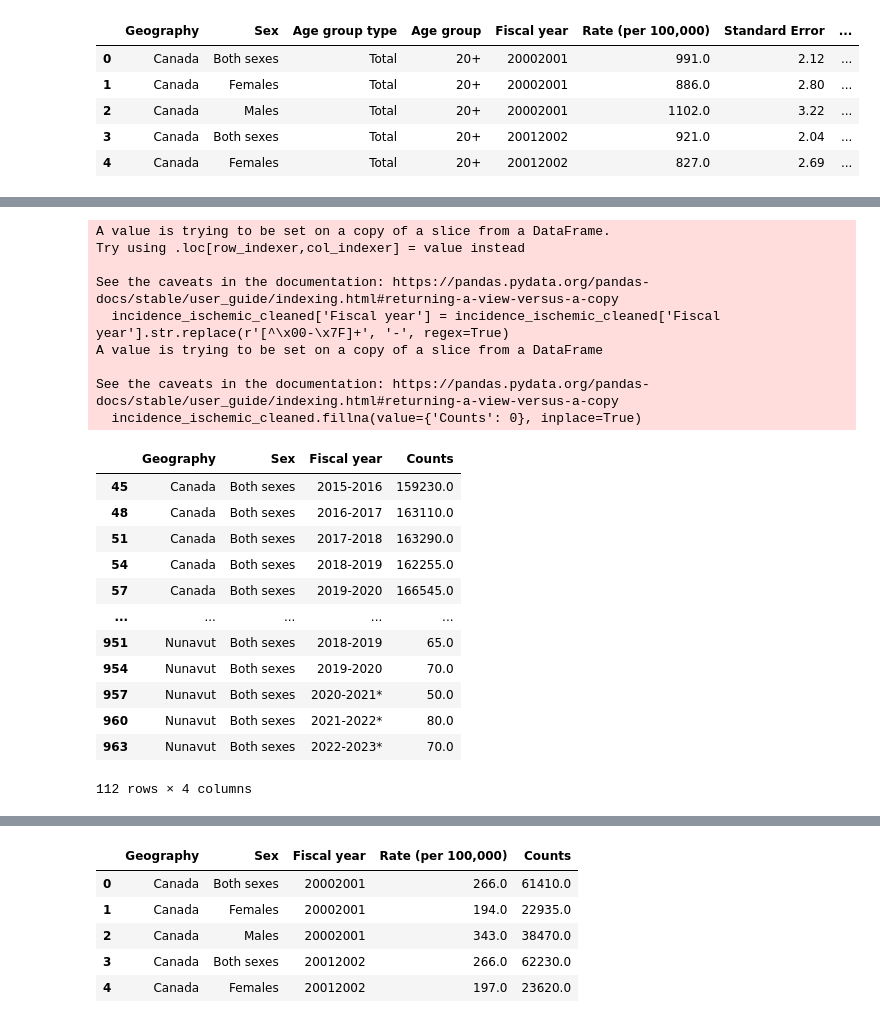
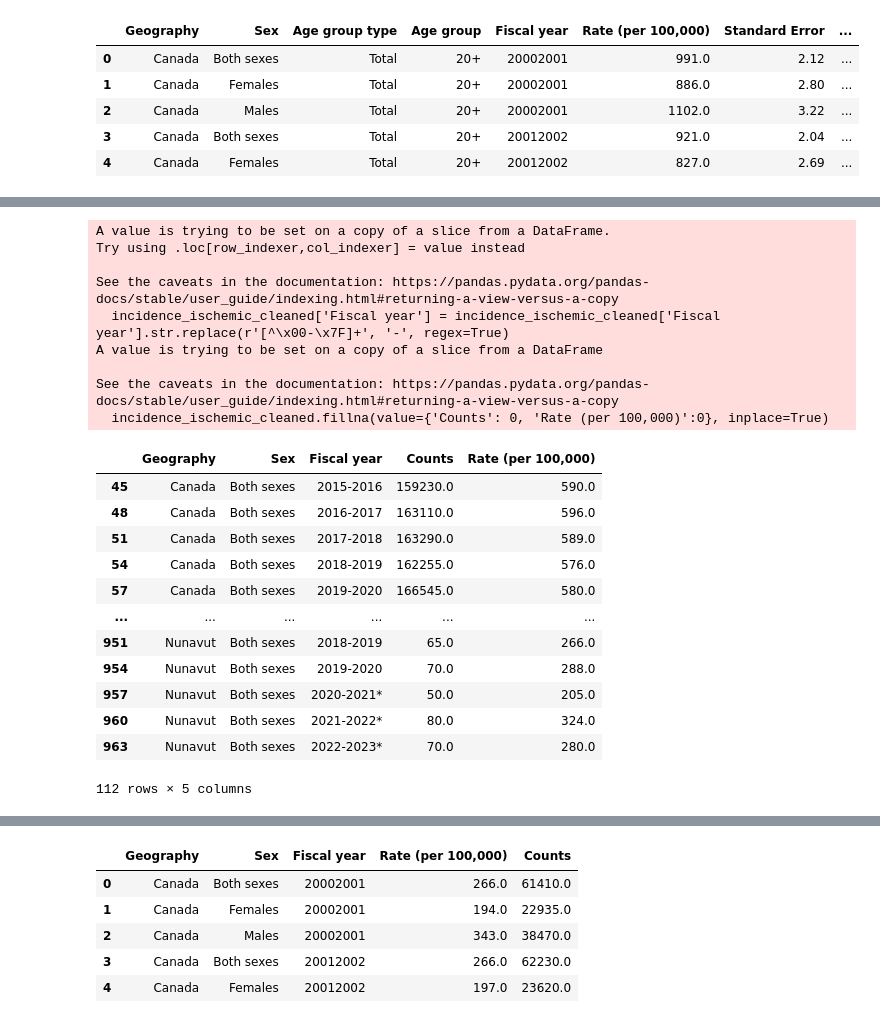
Before and after one commit to MuskanNarwal/Group-Project-3, a Jupyter notebook: Data Cleaning/cleaning.ipynb, the cells around one changed output, grey strips where cells are left out. Saved outputs shown, nothing was run; the diff lists cells and outputs as text; code cells hidden in the pictures.

```diff
--- a/Data Cleaning/cleaning.ipynb
+++ b/Data Cleaning/cleaning.ipynb
@@ -146,6 +146,6 @@ incidence_ischemic.head()
 # %%
 #Drop all unnecessary columns
-columns_kept = ["Geography", "Sex", "Fiscal year", "Counts"]
+columns_kept = ["Geography", "Sex", "Fiscal year", "Counts", 'Rate (per 100,000)']
 incidence_ischemic_cleaned = incidence_ischemic[columns_kept]
 
 incidence_ischemic_cleaned.head()
@@ -159,41 +159,41 @@ incidence_ischemic_cleaned.head()
 # %%
 # Replace non-ASCII characters in 'Fiscal year'
 incidence_ischemic_cleaned['Fiscal year'] = incidence_ischemic_cleaned['Fiscal year'].str.replace(r'[^\x00-\x7F]+', '-', regex=True)
 
 # Fill missing values or handle incomplete rows
-incidence_ischemic_cleaned.fillna(value={'Counts': 0}, inplace=True)
+incidence_ischemic_cleaned.fillna(value={'Counts': 0, 'Rate (per 100,000)':0}, inplace=True)
 
 #Drop all rows pertaining to a particular gender as the analysis is not gender-specific
 incidence_ischemic_final = incidence_ischemic_cleaned[incidence_ischemic_cleaned["Sex"] == "Both sexes"]
 #Drop all rows below the last row of data of interest
 incidence_ischemic_final = incidence_ischemic_final.iloc[:963]
 #Filter the datasetb to begin in 2015 so that all datasets begin at the same date
 incidence_ischemic_final = incidence_ischemic_final[incidence_ischemic_final['Fiscal year'] >= '2015-2016']
 
 incidence_ischemic_final
 # %% [output]
 A value is trying to be set on a copy of a slice from a DataFrame.
 Try using .loc[row_indexer,col_indexer] = value instead
 
 See the caveats in the documentation: https://pandas.pydata.org/pandas-docs/stable/user_guide/indexing.html#returning-a-view-versus-a-copy
   incidence_ischemic_cleaned['Fiscal year'] = incidence_ischemic_cleaned['Fiscal year'].str.replace(r'[^\x00-\x7F]+', '-', regex=True)
 A value is trying to be set on a copy of a slice from a DataFrame
 
 See the caveats in the documentation: https://pandas.pydata.org/pandas-docs/stable/user_guide/indexing.html#returning-a-view-versus-a-copy
-  incidence_ischemic_cleaned.fillna(value={'Counts': 0}, inplace=True)
+  incidence_ischemic_cleaned.fillna(value={'Counts': 0, 'Rate (per 100,000)':0}, inplace=True)
-|  | Geography | Sex | Fiscal year | Counts |
-| 45 | Canada | Both sexes | 2015-2016 | 159230.0 |
-| 48 | Canada | Both sexes | 2016-2017 | 163110.0 |
-| 51 | Canada | Both sexes | 2017-2018 | 163290.0 |
-| 54 | Canada | Both sexes | 2018-2019 | 162255.0 |
-| 57 | Canada | Both sexes | 2019-2020 | 166545.0 |
-| ... | ... | ... | ... | ... |
-| 951 | Nunavut | Both sexes | 2018-2019 | 65.0 |
-| 954 | Nunavut | Both sexes | 2019-2020 | 70.0 |
-| 957 | Nunavut | Both sexes | 2020-2021* | 50.0 |
-| 960 | Nunavut | Both sexes | 2021-2022* | 80.0 |
-| 963 | Nunavut | Both sexes | 2022-2023* | 70.0 |
+|  | Geography | Sex | Fiscal year | Counts | Rate (per 100,000) |
+| 45 | Canada | Both sexes | 2015-2016 | 159230.0 | 590.0 |
+| 48 | Canada | Both sexes | 2016-2017 | 163110.0 | 596.0 |
+| 51 | Canada | Both sexes | 2017-2018 | 163290.0 | 589.0 |
+| 54 | Canada | Both sexes | 2018-2019 | 162255.0 | 576.0 |
+| 57 | Canada | Both sexes | 2019-2020 | 166545.0 | 580.0 |
+| ... | ... | ... | ... | ... | ... |
+| 951 | Nunavut | Both sexes | 2018-2019 | 65.0 | 266.0 |
+| 954 | Nunavut | Both sexes | 2019-2020 | 70.0 | 288.0 |
+| 957 | Nunavut | Both sexes | 2020-2021* | 50.0 | 205.0 |
+| 960 | Nunavut | Both sexes | 2021-2022* | 80.0 | 324.0 |
+| 963 | Nunavut | Both sexes | 2022-2023* | 70.0 | 280.0 |
-112 rows × 4 columns
+112 rows × 5 columns
 # %%
 #Load the dataset pertaining to incidence of myocardial infarction
 incidence_myocardial
```
Also changed, not shown: parts of 14 cells of this notebook, 5 other files.
